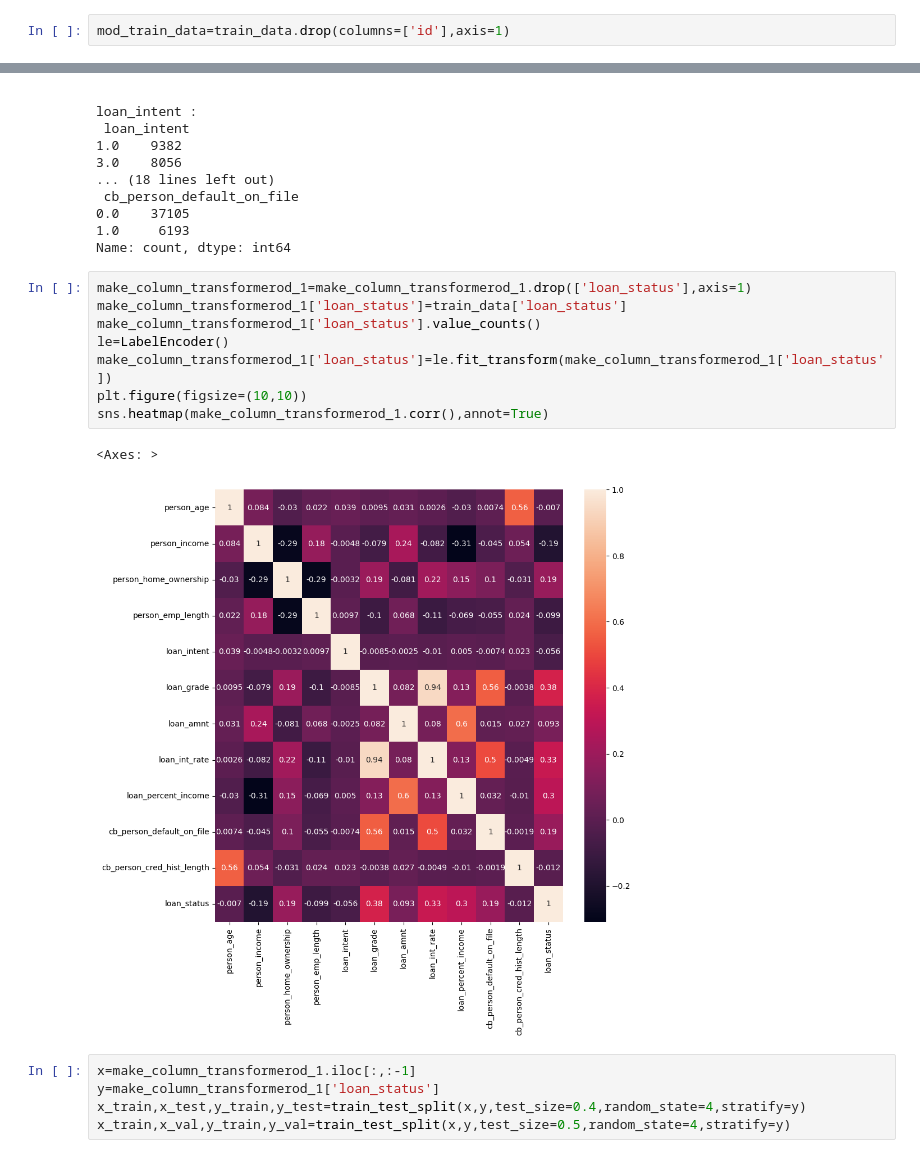
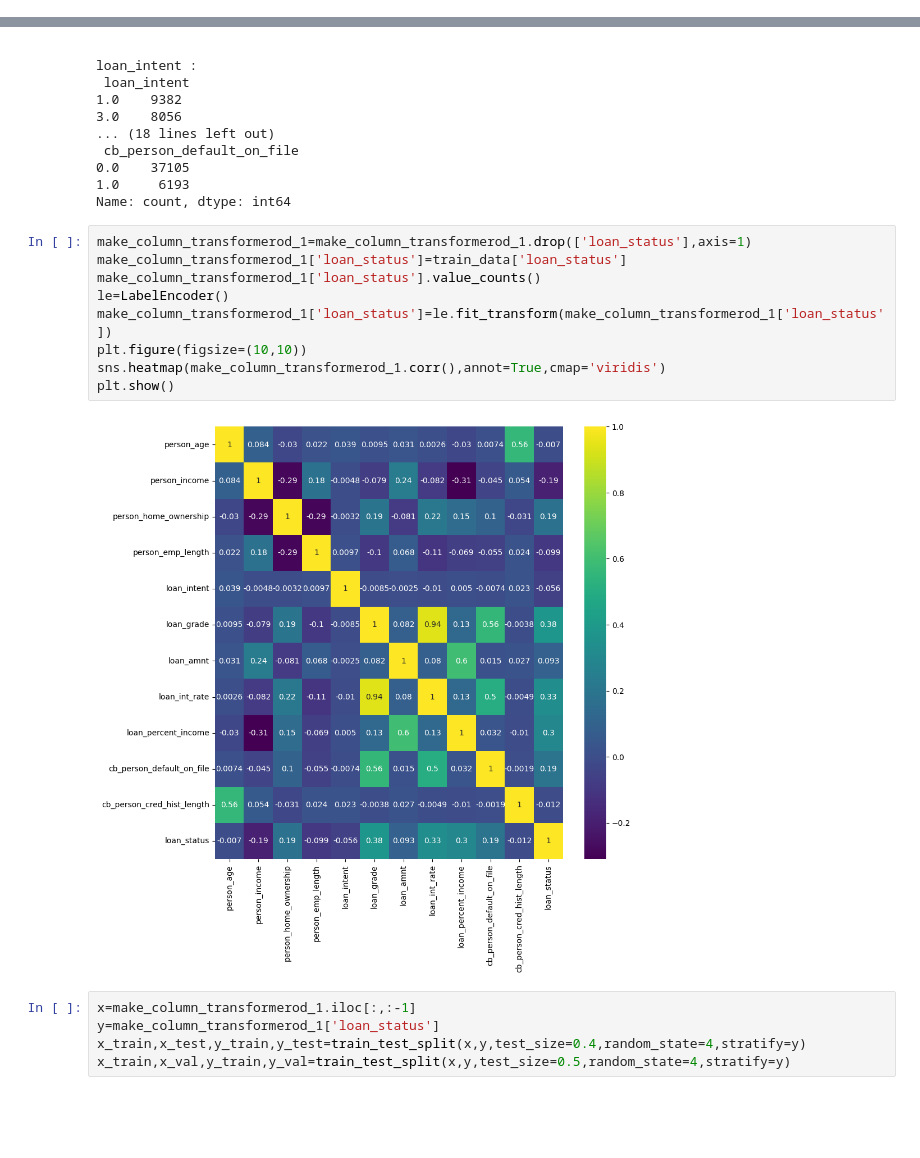
Before and after one commit to ankitg-02/kaggle-competition, a Jupyter notebook: Loan_approval_1.ipynb, the cells around one changed output, grey strips where cells are left out. Cells and saved outputs as stored; diff of their text form; blank space fills up the shorter version.

```diff
--- a/Loan_approval_1.ipynb
+++ b/Loan_approval_1.ipynb
@@ -286,8 +286,6 @@ train_data.head()
 | 4 | 4 | 22 | 60000 | RENT | 2.0 | MEDICAL | A | ... |
 # %% [markdown]
 **For Train Data**
-# %%
-mod_train_data=train_data.drop(columns=['id'],axis=1)
 # %%
 mod_train_data.head()
 # %% [output]
@@ -531,14 +529,14 @@ Name: count, dtype: int64
 # %%
 make_column_transformerod_1=make_column_transformerod_1.drop(['loan_status'],axis=1)
 make_column_transformerod_1['loan_status']=train_data['loan_status']
 make_column_transformerod_1['loan_status'].value_counts()
 le=LabelEncoder()
 make_column_transformerod_1['loan_status']=le.fit_transform(make_column_transformerod_1['loan_status'])
 plt.figure(figsize=(10,10))
-sns.heatmap(make_column_transformerod_1.corr(),annot=True)
+sns.heatmap(make_column_transformerod_1.corr(),annot=True,cmap='viridis')
+plt.show()
 # %% [output]
-<Axes: >
-[figure, old version]
+[figure, new version]
 # %%
 x=make_column_transformerod_1.iloc[:,:-1]
 y=make_column_transformerod_1['loan_status']
```
Also changed, not shown: parts of 8 cells of this notebook.
